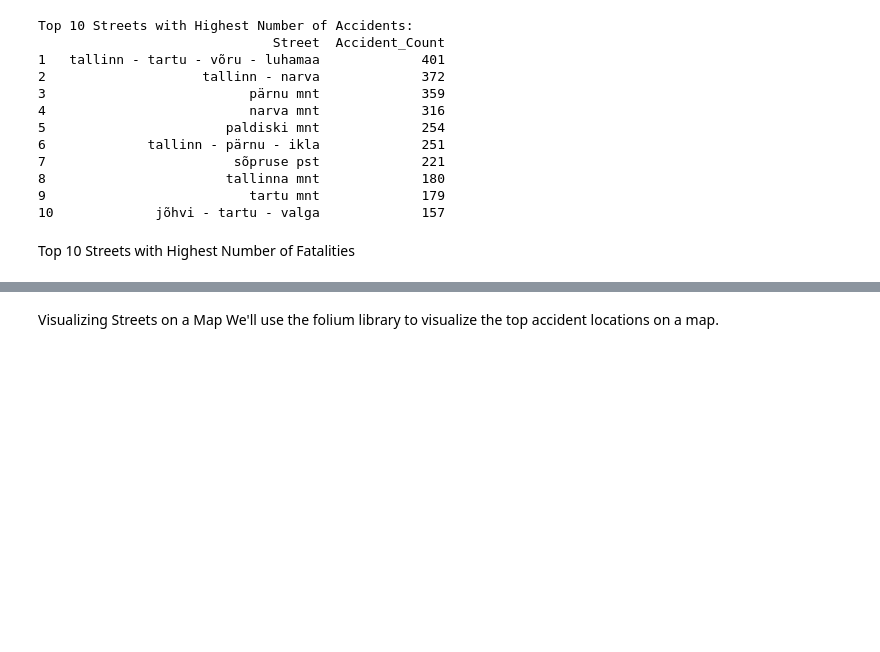
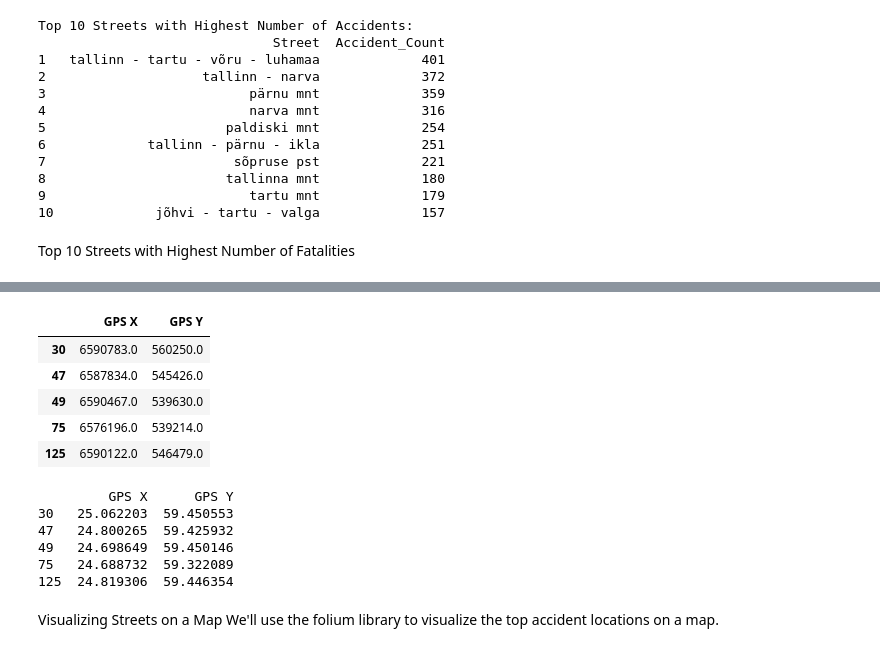
Before and after one commit to karlkade/IDS-Traffic_Accidents, a Jupyter notebook: src/D5Project.ipynb, the cells around one changed output, grey strips where cells are left out. Drawn from its saved outputs; the diff is of its cells as text; code cells hidden in the pictures; blank space fills up the shorter version.

```diff
--- a/src/D5Project.ipynb
+++ b/src/D5Project.ipynb
@@ -349,3 +358,53 @@ Top 10 Streets with Highest Number of Fatalities:
+# %%
+# Ensure columns are numeric
+fatal_df_gps = fatal_df[["GPS X", "GPS Y"]].copy()
+
+fatal_df_gps["GPS X"] = pd.to_numeric(fatal_df["GPS X"], errors="coerce")
+fatal_df_gps["GPS Y"] = pd.to_numeric(fatal_df["GPS Y"], errors="coerce")
+
+
+# Drop rows with missing or invalid coordinates
+fatal_df_gps = fatal_df_gps.dropna(subset=["GPS X", "GPS Y"])
+
+# Check if dataset still contains valid rows
+if fatal_df_gps.empty:
+    raise ValueError("No valid GPS data available after cleaning.")
+
+fatal_df_gps.head()
+# %% [output]
+|  | GPS X | GPS Y |
+| 30 | 6590783.0 | 560250.0 |
+| 47 | 6587834.0 | 545426.0 |
+| 49 | 6590467.0 | 539630.0 |
+| 75 | 6576196.0 | 539214.0 |
+| 125 | 6590122.0 | 546479.0 |
+# %%
+from pyproj import Transformer
+
+# Initialize the transformer: L-EST97 (EPSG:3301) to WGS84
+transformer = Transformer.from_crs("epsg:3301", "epsg:4326", always_xy=True)
+
+# Apply the transformation with swapped input (Y, X) for EPSG:3301
+def convert_to_latlon(row):
+    lon, lat = transformer.transform(row["GPS Y"], row["GPS X"])  # Swap the axes
+    return pd.Series([lon, lat], index=["GPS X", "GPS Y"])
+
+# Transform the coordinates
+fatal_df_gps = fatal_df.apply(convert_to_latlon, axis=1)
+
+# Round the results to 6 decimal places for clarity
+fatal_df_gps["GPS X"] = fatal_df_gps["GPS X"].round(6)
+fatal_df_gps["GPS Y"] = fatal_df_gps["GPS Y"].round(6)
+
+# Check the converted data
+print(fatal_df_gps.head())
+# %% [output]
+         GPS X      GPS Y
+30   25.062203  59.450553
+47   24.800265  59.425932
+49   24.698649  59.450146
+75   24.688732  59.322089
+125  24.819306  59.446354
 # %% [markdown]
 Visualizing Streets on a Map
 We'll use the folium library to visualize the top accident locations on a map.
```
Also changed, not shown: parts of 13 cells of this notebook.
